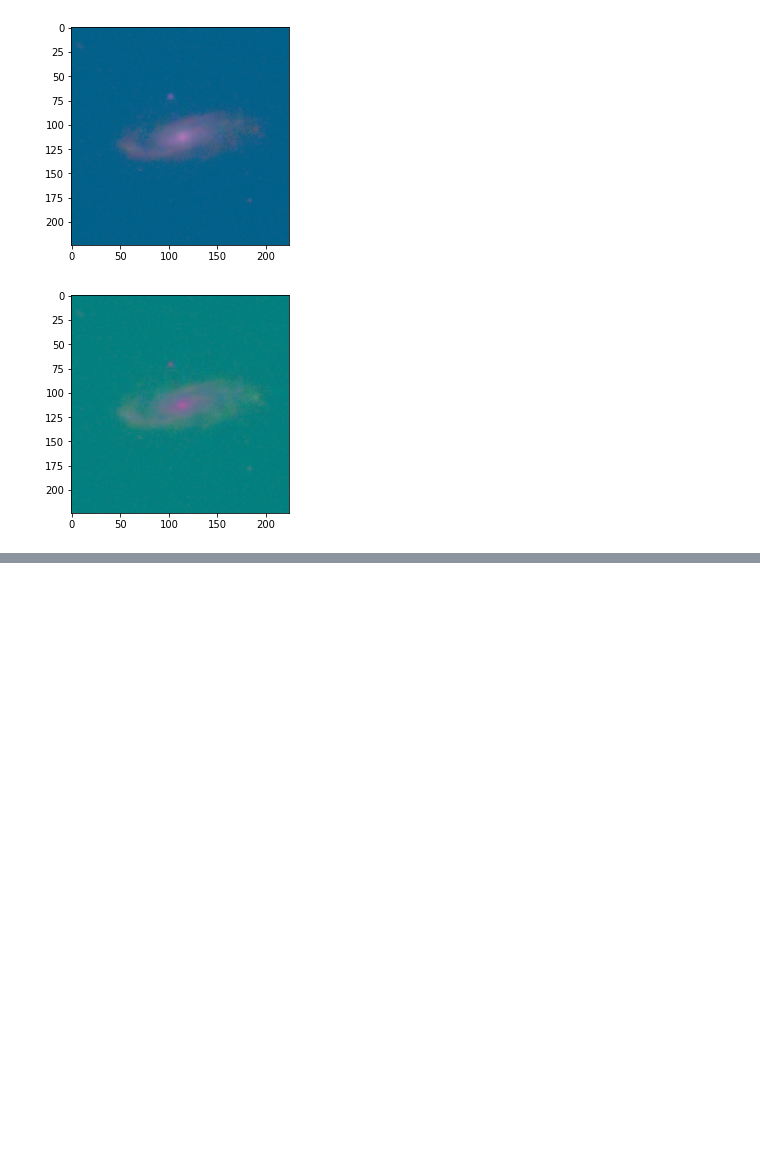
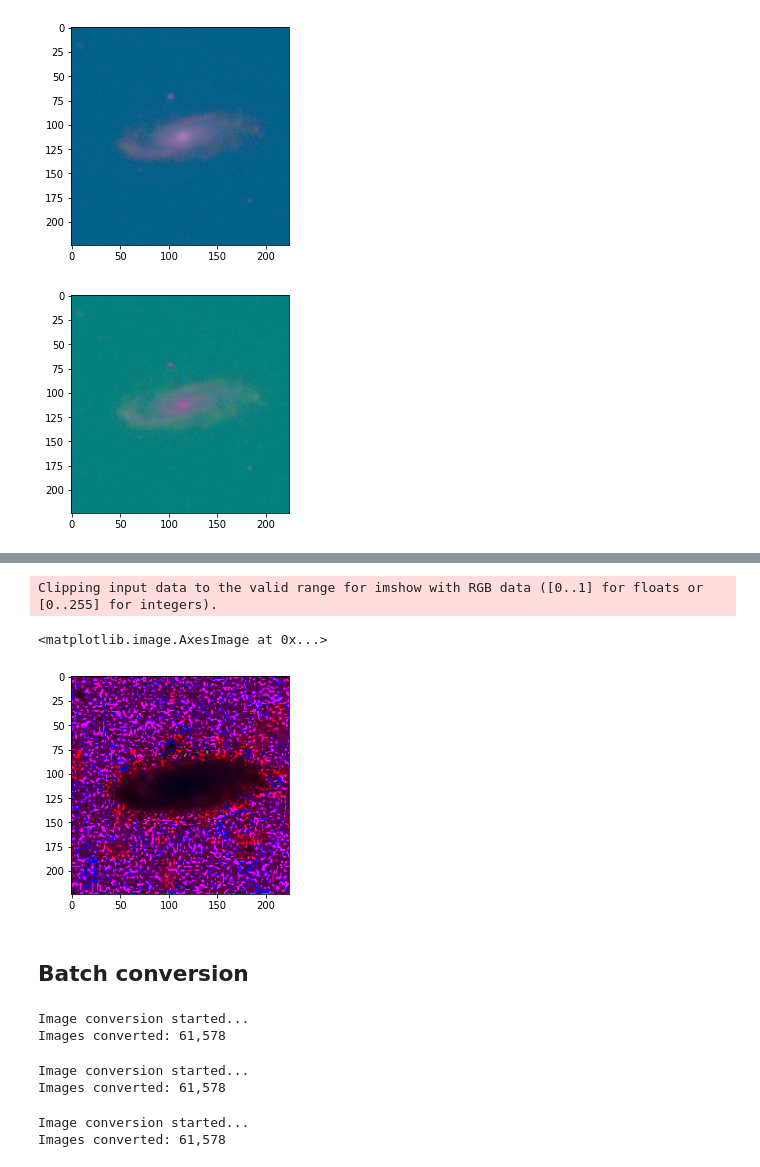
Before and after one commit to yevonnaelandrew/galaxy-classification-ensemble, a Jupyter notebook: Color_Space_Conversion.ipynb, the cells around one changed output, grey strips where cells are left out. Drawn from its saved outputs; the diff is of its cells as text; code cells hidden in the pictures; blank space fills up the shorter version.

```diff
--- a/Color_Space_Conversion.ipynb
+++ b/Color_Space_Conversion.ipynb
@@ -70,0 +105,9 @@ plt.imshow(cv2.cvtColor(img, cv2.COLOR_BGR2YUV));
+# %%
+from skimage.color import rgb2hed
+plt.imshow(rgb2hed(cv2.cvtColor(img, cv2.COLOR_BGR2RGB)))
+# %% [output]
+Clipping input data to the valid range for imshow with RGB data ([0..1] for floats or [0..255] for integers).
+<matplotlib.image.AxesImage at 0x...>
+[figure, added]
+# %% [markdown]
+## Batch conversion
@@ -70,0 +126,18 @@ plt.imshow(cv2.cvtColor(img, cv2.COLOR_BGR2YUV));
+# %%
+!mkdir img_XYZ
+convert_image(cv2.COLOR_BGR2XYZ, '/content/img_XYZ/')
+# %% [output]
+Image conversion started...
+Images converted: 61,578
+# %%
+!mkdir img_YCrCb
+convert_image(cv2.COLOR_BGR2YCrCb, '/content/img_YCrCb/')
+# %% [output]
+Image conversion started...
+Images converted: 61,578
+# %%
+!mkdir img_HSV
+convert_image(cv2.COLOR_BGR2HSV, '/content/img_HSV/')
+# %% [output]
+Image conversion started...
+Images converted: 61,578
```
Also changed, not shown: parts of 14 cells of this notebook.
